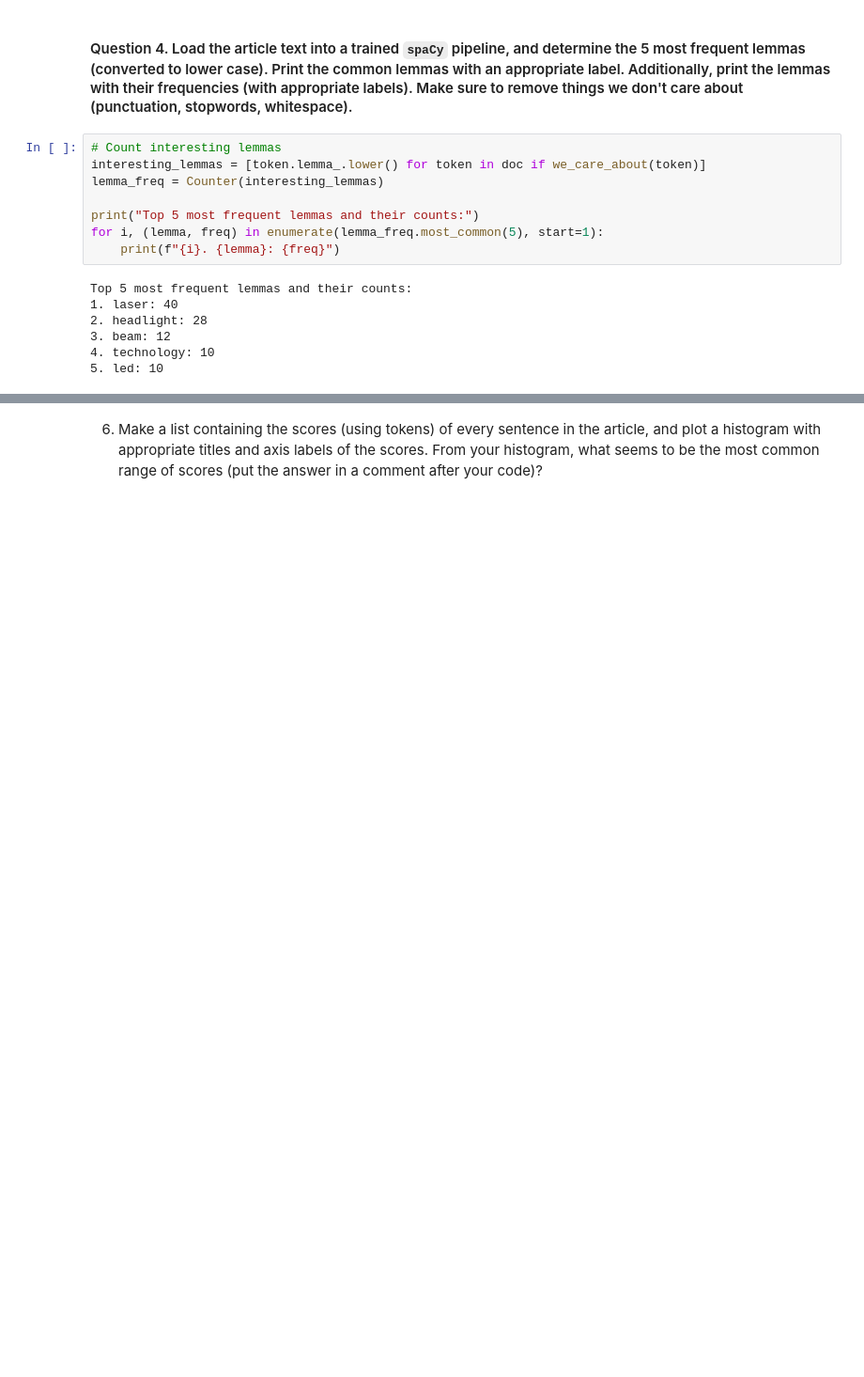
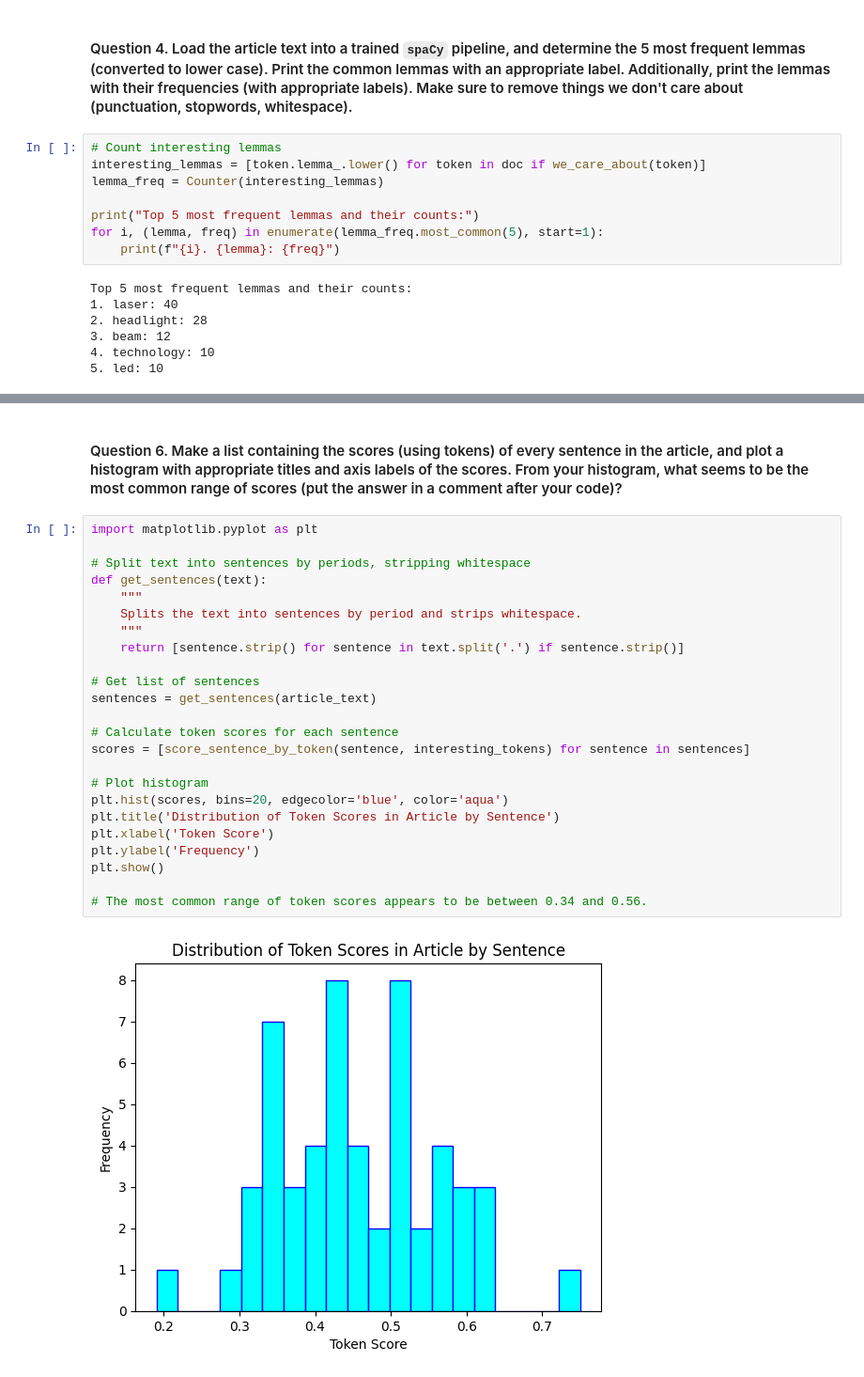
Before and after one commit to kjleopold/web-scraping, a Jupyter notebook: web-scraping.ipynb, the cells around one changed output, grey strips where cells are left out. Shown at 94% size. Cells and saved outputs as stored; diff of their text form; blank space fills up the shorter version.

Commit message:
Answer Module 6 questions 6-8

```diff
--- a/web-scraping.ipynb
+++ b/web-scraping.ipynb
@@ -196,3 +210,29 @@ print("Score by lemma:", lemma_score)
 # %% [markdown]
-6. Make a list containing the scores (using tokens) of every sentence in the article, and plot a histogram with appropriate titles and axis labels of the scores. From your histogram, what seems to be the most common range of scores (put the answer in a comment after your code)?
+#### Question 6. Make a list containing the scores (using tokens) of every sentence in the article, and plot a histogram with appropriate titles and axis labels of the scores. From your histogram, what seems to be the most common range of scores (put the answer in a comment after your code)?
+# %%
+import matplotlib.pyplot as plt
+
+# Split text into sentences by periods, stripping whitespace
+def get_sentences(text):
+    """
+    Splits the text into sentences by period and strips whitespace.
+    """
+    return [sentence.strip() for sentence in text.split('.') if sentence.strip()]
+
+# Get list of sentences
+sentences = get_sentences(article_text)
+
+# Calculate token scores for each sentence
+scores = [score_sentence_by_token(sentence, interesting_tokens) for sentence in sentences]
+
+# Plot histogram
+plt.hist(scores, bins=20, edgecolor='blue', color='aqua')
+plt.title('Distribution of Token Scores in Article by Sentence')
+plt.xlabel('Token Score')
+plt.ylabel('Frequency')
+plt.show()
+
+# The most common range of token scores appears to be between 0.34 and 0.56.
+# %% [output]
+[figure, added]
 # %% [markdown]
```
Also changed, not shown: parts of 6 cells of this notebook, 1 other file.
